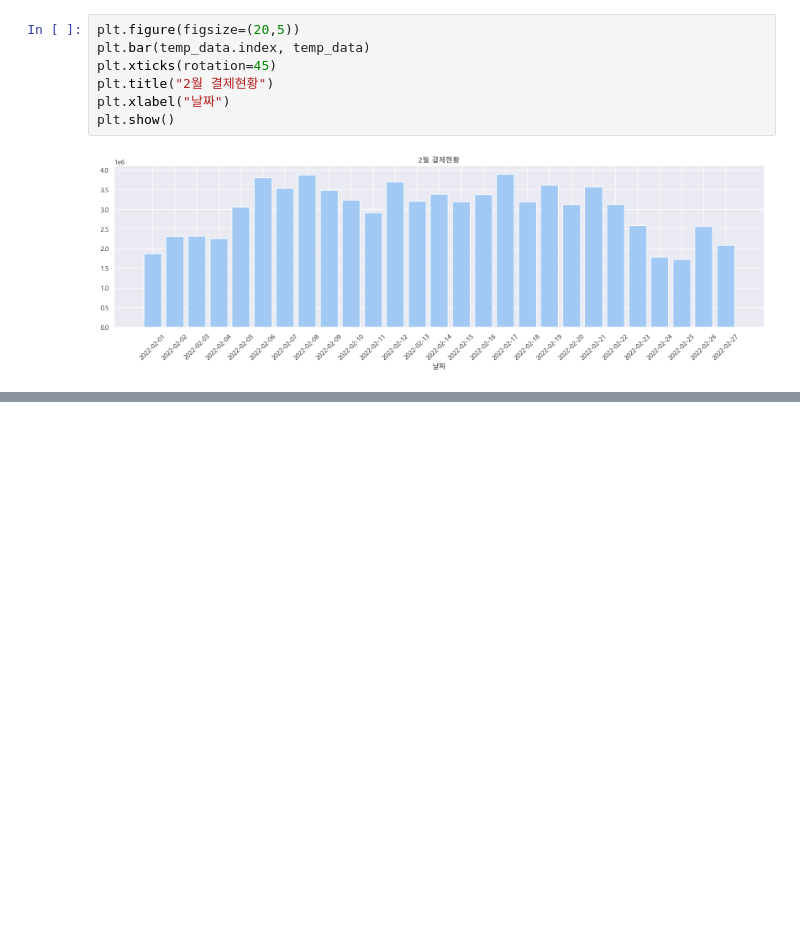
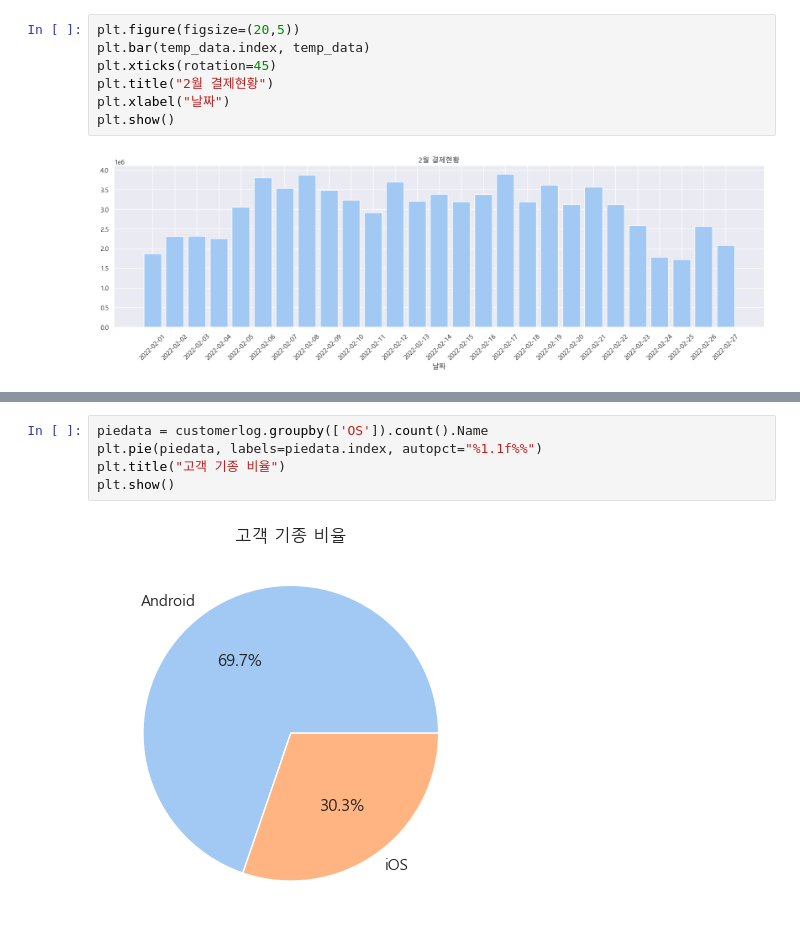
Before and after one commit to leejaesang6098/aiffel_study, a Jupyter notebook: 0822_node/game_data.ipynb, the cells around one changed output, grey strips where cells are left out. Drawn from its saved outputs; the diff is of its cells as text; blank space fills up the shorter version.

```diff
--- a/0822_node/game_data.ipynb
+++ b/0822_node/game_data.ipynb
@@ -178,0 +213,7 @@ plt.show()
+# %%
+piedata = customerlog.groupby(['OS']).count().Name
+plt.pie(piedata, labels=piedata.index, autopct="%1.1f%%")
+plt.title("고객 기종 비율")
+plt.show()
+# %% [output]
+[figure, added]
```
Also changed, not shown: parts of 12 cells of this notebook.
